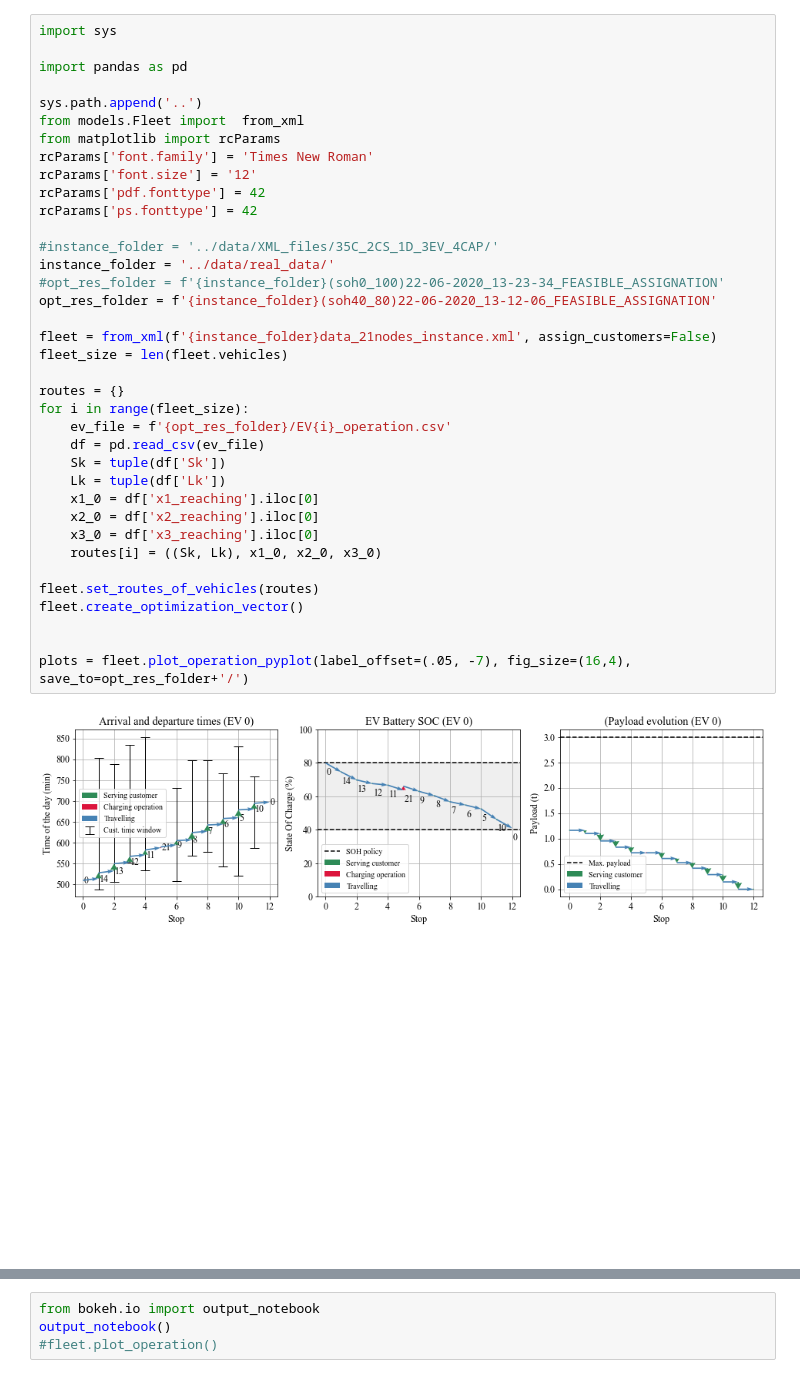
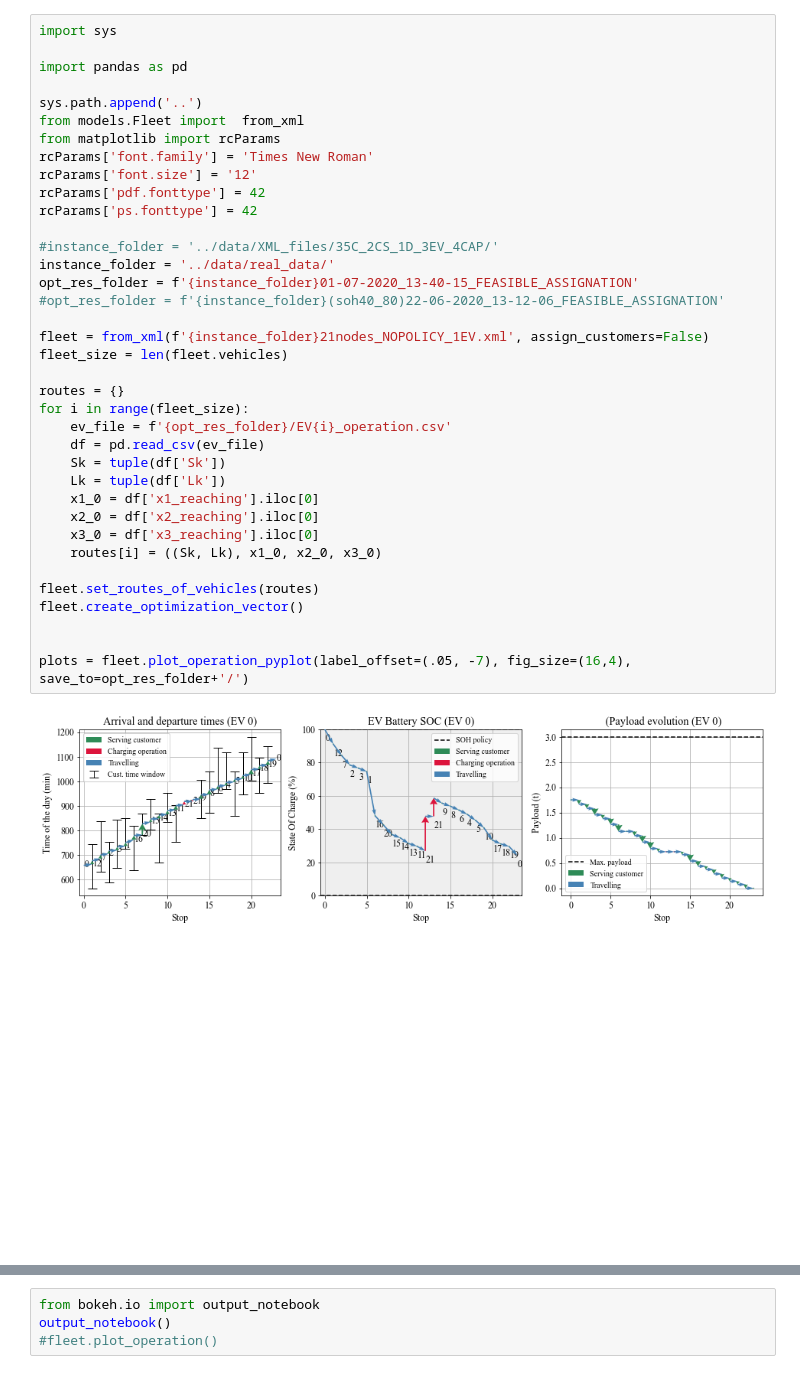
Before and after one commit to jpfutalef/DynamicStochasticElectricVRP, a Jupyter notebook: notebooks/plot_operation.ipynb, the cells around one changed output, grey strips where cells are left out. Saved outputs shown, nothing was run; the diff lists cells and outputs as text.

```diff
--- a/notebooks/plot_operation.ipynb
+++ b/notebooks/plot_operation.ipynb
@@ -6,34 +6,34 @@ import pandas as pd
 sys.path.append('..')
 from models.Fleet import  from_xml
 from matplotlib import rcParams
 rcParams['font.family'] = 'Times New Roman'
 rcParams['font.size'] = '12'
 rcParams['pdf.fonttype'] = 42
 rcParams['ps.fonttype'] = 42
 
 #instance_folder = '../data/XML_files/35C_2CS_1D_3EV_4CAP/'
 instance_folder = '../data/real_data/'
-#opt_res_folder = f'{instance_folder}(soh0_100)22-06-2020_13-23-34_FEASIBLE_ASSIGNATION'
-opt_res_folder = f'{instance_folder}(soh40_80)22-06-2020_13-12-06_FEASIBLE_ASSIGNATION'
+opt_res_folder = f'{instance_folder}01-07-2020_13-40-15_FEASIBLE_ASSIGNATION'
+#opt_res_folder = f'{instance_folder}(soh40_80)22-06-2020_13-12-06_FEASIBLE_ASSIGNATION'
 
-fleet = from_xml(f'{instance_folder}data_21nodes_instance.xml', assign_customers=False)
+fleet = from_xml(f'{instance_folder}21nodes_NOPOLICY_1EV.xml', assign_customers=False)
 fleet_size = len(fleet.vehicles)
 
 routes = {}
 for i in range(fleet_size):
     ev_file = f'{opt_res_folder}/EV{i}_operation.csv'
     df = pd.read_csv(ev_file)
     Sk = tuple(df['Sk'])
     Lk = tuple(df['Lk'])
     x1_0 = df['x1_reaching'].iloc[0]
     x2_0 = df['x2_reaching'].iloc[0]
     x3_0 = df['x3_reaching'].iloc[0]
     routes[i] = ((Sk, Lk), x1_0, x2_0, x3_0)
 
 fleet.set_routes_of_vehicles(routes)
 fleet.create_optimization_vector()
 
 
 plots = fleet.plot_operation_pyplot(label_offset=(.05, -7), fig_size=(16,4), save_to=opt_res_folder+'/')
 # %% [output]
-[figure, old version]
+[figure, new version]
```
Also changed, not shown: parts of 1 cell of this notebook, 6 other files.
